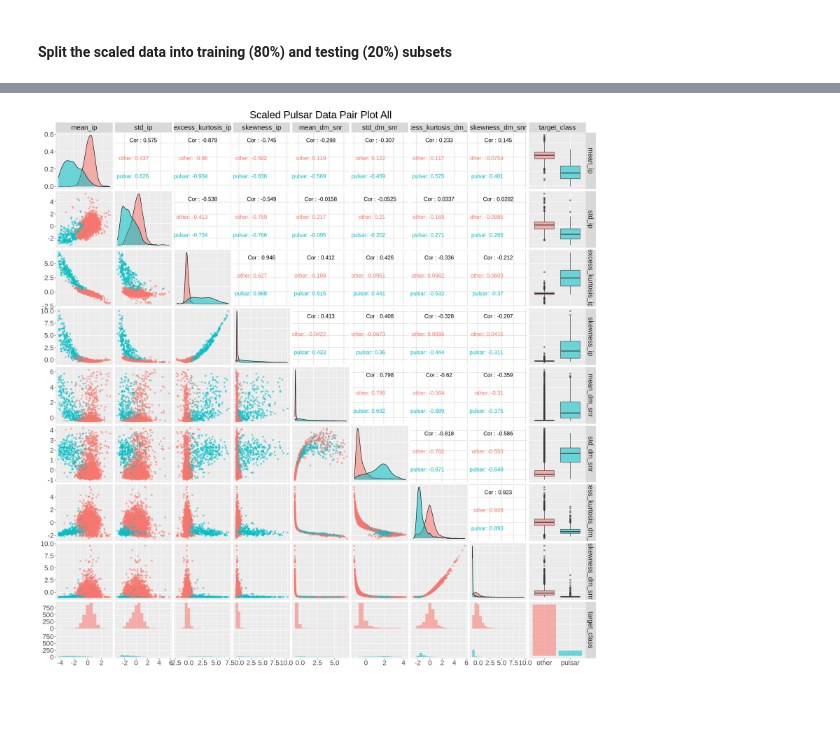
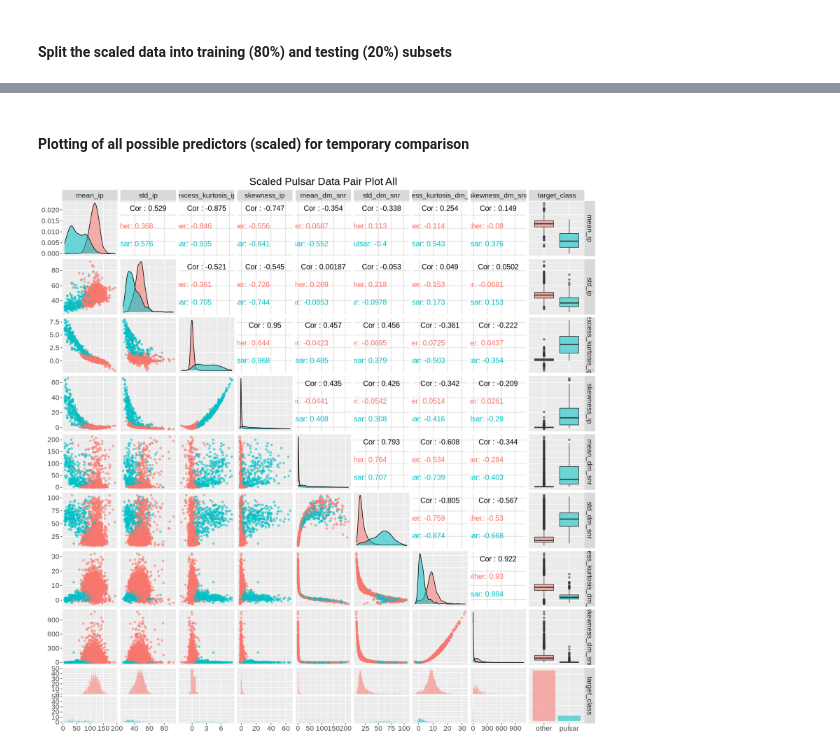
Before and after one commit to tccw/dsci100-group-project, a Jupyter notebook: group_proposal_pulsars.ipynb, the cells around one changed output, grey strips where cells are left out. Saved outputs shown, nothing was run; the diff lists cells and outputs as text; code cells hidden in the pictures; blank space fills up the shorter version.

```diff
--- a/group_proposal_pulsars.ipynb
+++ b/group_proposal_pulsars.ipynb
@@ -177,11 +173,13 @@ ggpairs(pulsar_scaled_subset,
+# %% [markdown]
+#### Plotting of all possible predictors (scaled) for temporary comparison
 # %%
-
-ggpairs(pulsar_scaled_all %>% sample_frac(0.2),
+options(repr.plot.width = 15, repr.plot.height = 15)
+ggpairs(pulsar_data %>% sample_frac(0.2),
            mapping = aes(color=target_class, alpha = 0.3),
            lower=list(combo=wrap("facethist", binwidth=0.5)),
            upper=list(continuous = wrap("cor", size=5))) +
         ggtitle("Scaled Pulsar Data Pair Plot All") +
-        theme(text = element_text(size = 22),
+        theme(text = element_text(size = 17),
               plot.title = element_text(hjust = 0.5))
 # %% [output]
-[figure, old version]
+[figure, new version]
```
Also changed, not shown: parts of 12 cells of this notebook.
